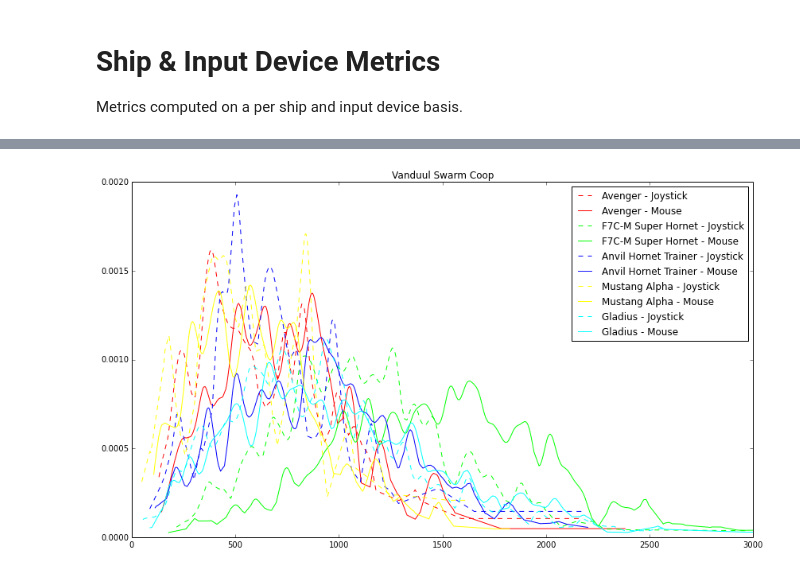
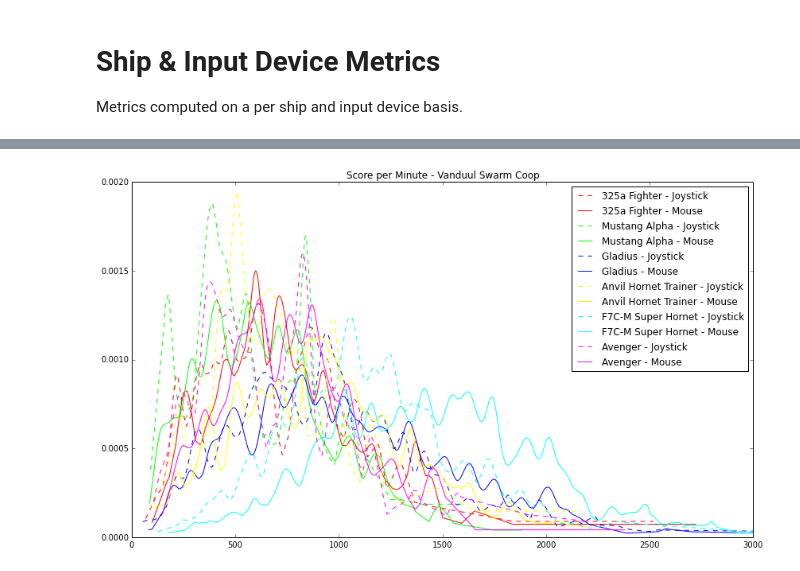
Before and after one commit to WhiteMagic/sc_api, a Jupyter notebook: SC Plots.ipynb, the cells around one changed output, grey strips where cells are left out. Cells and saved outputs as stored; diff of their text form; code cells hidden in the pictures.

```diff
--- a/SC Plots.ipynb
+++ b/SC Plots.ipynb
@@ -53,7 +53,7 @@ def filter_ship(data, threshold):
     for pilot in data:
         try:
             fav_ship = pilot.favorite_ship
-            if fav_ship[1] >= threshold:
+            if fav_ship and fav_ship[1] >= threshold:
                 new_data.append(pilot)
         except KeyError:
             pass
@@ -116,32 +116,16 @@ modes = ["BR", "SB", "VC"]
 ships = {}
 
 for mode in modes:
-    for pilot in data[mode].get_data().values():
-        try:
-            tmp = pilot.favorite_ship
-            if tmp == None:
-                continue
-            ship_name = tmp[0]
-            if tmp[1] > 0.9:
-                if ship_name not in ships:
-                    ships[ship_name] = {}
-                    for entry in modes:
-                        ships[ship_name][entry] = {"count": 0, "time": 0.0}
-                ships[ship_name][mode]["count"] += 1
-                ships[ship_name][mode]["time"] += pilot.flight_time
-        except KeyError:
-            pass
+    filtered_data = filter_ship(data[mode].get_data().values(), 0.75)
+    for pilot in filtered_data:
+        ship_name = pilot.favorite_ship[0]
+        if ship_name not in ships:
+            ships[ship_name] = {}
+            for entry in modes:
+                ships[ship_name][entry] = {"count": 0, "time": 0.0}
 
-#print("Ship                    BR    SB    VC")
-#print("--------------------------------------")
-#for key in sorted(ships):
-#    ship_data = ships[key]
-#    print("{:20s} {: 5d} {: 5d} {: 5d}".format(
-#        key,
-#        ship_data["BR"]["count"],
-#        ship_data["SB"]["count"],
-#        ship_data["VC"]["count"]
-#    ))
+        ships[ship_name][mode]["count"] += 1
+        ships[ship_name][mode]["time"] += pilot.flight_time
 
 for k, mode in enumerate(["BR", "SB", "VC"]):
     sorted_ships = {"count": [], "time": []}
@@ -734,5 +718,5 @@ for m, mode in enumerate(mode_map):
             #plt.ylim(0.0, 0.003)
             plt.xlim(0.0, 3000.0)
             plt.legend()
-            plt.title("mode_map[mode])
+            plt.title("Score per Minute - {}".format(mode_map[mode]))
 # %% [output]
@@ -741 +725 @@ for m, mode in enumerate(mode_map):
-[figure, old version]
+[figure, new version]
```
Also changed, not shown: parts of 11 cells of this notebook, 2 other files.
